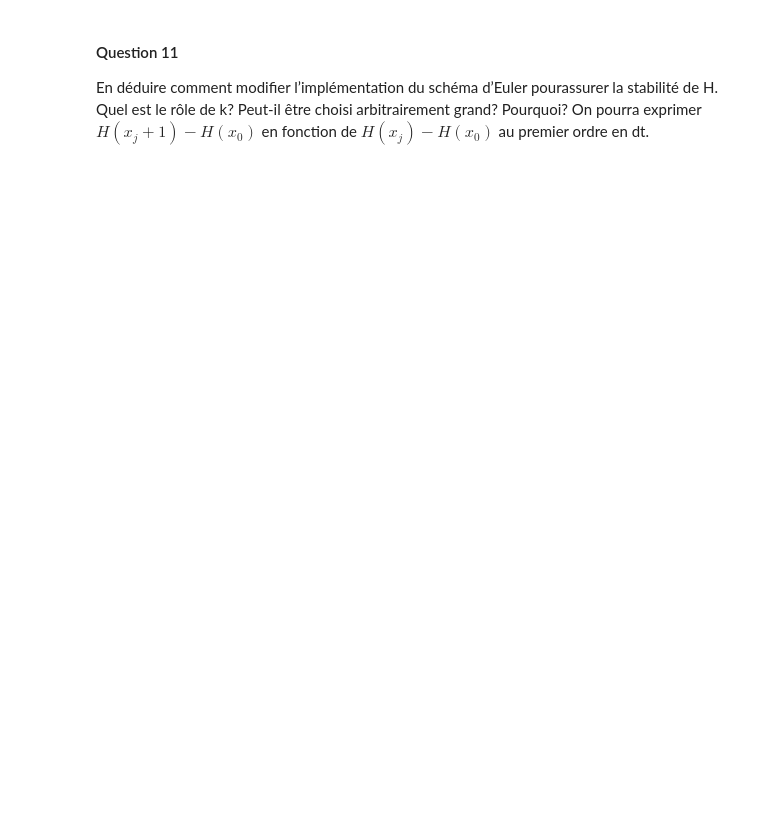
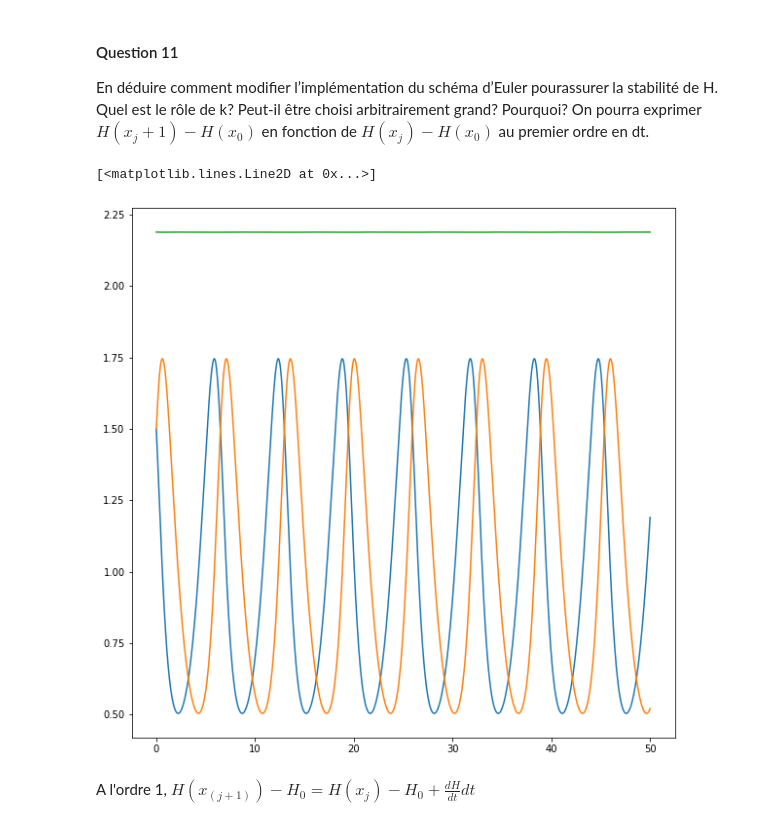
Before and after one commit to jdelaplace/Projet-numerique-equas-diff, a Jupyter notebook: Projet numerique equas diff.ipynb, the cells around one changed output. Drawn from its saved outputs; the diff is of its cells as text; code cells hidden in the pictures; blank space fills up the shorter version.

```diff
--- a/Projet numerique equas diff.ipynb
+++ b/Projet numerique equas diff.ipynb
@@ -203,3 +224,31 @@ $\newline$Ainsi, il existe $A\in\mathbb{R}$ tel que $\forall t>0, (H(x(t))-H_0)e
 # %% [markdown]
 #### Question 11
 En déduire comment modifier l’implémentation du schéma d’Euler pourassurer la stabilité de H. Quel est le rôle de k? Peut-il être choisi arbitrairement grand? Pourquoi? On pourra exprimer $H(x_j+1)−H(x_0)$ en fonction de $H(x_j)−H(x_0)$ au premier ordre en dt.
+# %%
+k = 10
+
+def u1(array):
+    return k*(gamma - delta/array[0])
+
+def u2(array):
+    return k*(beta - alpha/array[1])
+
+def H(array):
+    return delta*array[0] - gamma*np.log(array[0]) + beta*array[1] - alpha*np.log(array[1])
+
+def lokta_volterra_bis(t, array):
+    return np.array([array[0]*(alpha - beta*array[1]) - u1(array)*(H(array)-H([1.5,1.5])), -array[1]*(gamma - delta*array[0]) - u2(array)*(H(array)-H([1.5,1.5]))])
+
+t, liste = solve_euler_implicit(lokta_volterra_bis, np.array([1.5,1.5]), 0.005, 0, 10000)
+x1 = [i[0] for i in liste]
+x2 = [i[1] for i in liste]
+plt.plot(t,x1)
+plt.plot(t,x2)
+
+H = H = delta*x1 - gamma*np.log(x1) + beta*x2 - alpha*np.log(x2)
+plt.plot(t,H)
+# %% [output]
+[<matplotlib.lines.Line2D at 0x...>]
+[figure, added]
+# %% [markdown]
+A l'ordre 1, $H(x_(j+1))-H_0=H(x_j)-H_0 + \frac{dH}{dt}dt$
```
Also changed, not shown: parts of 3 cells of this notebook.
